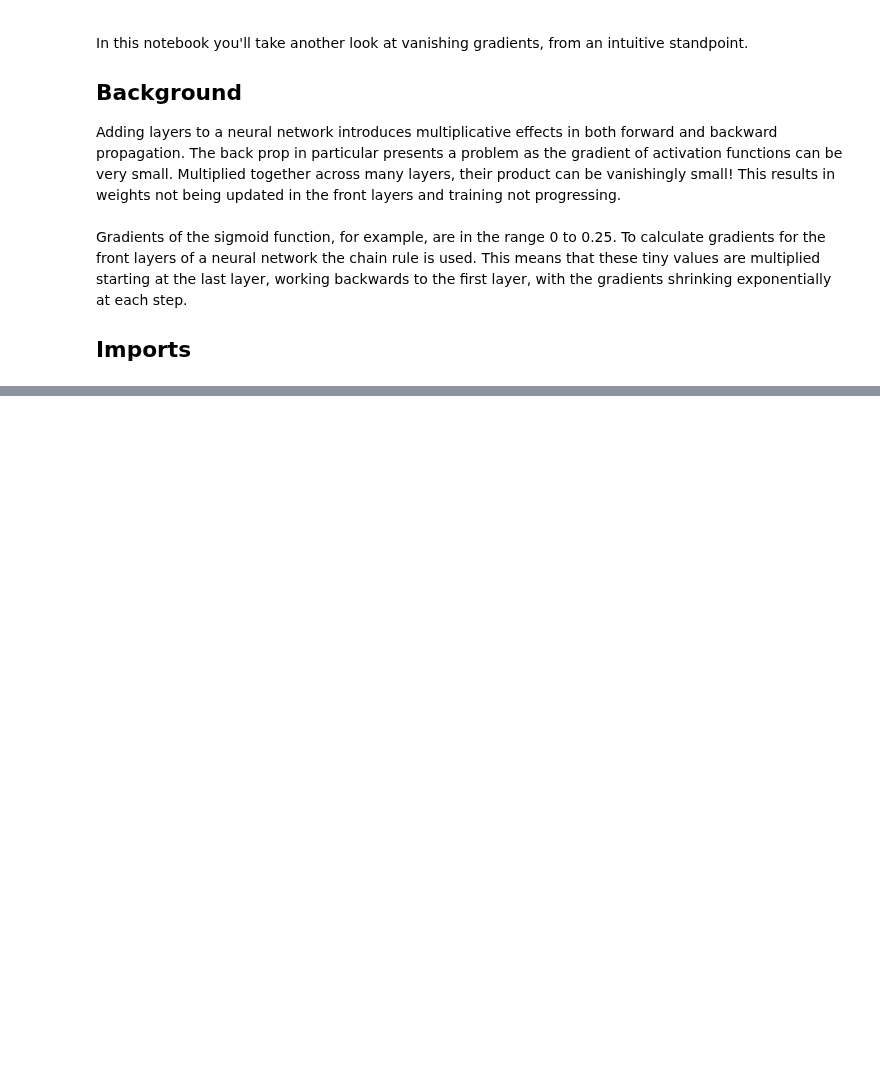
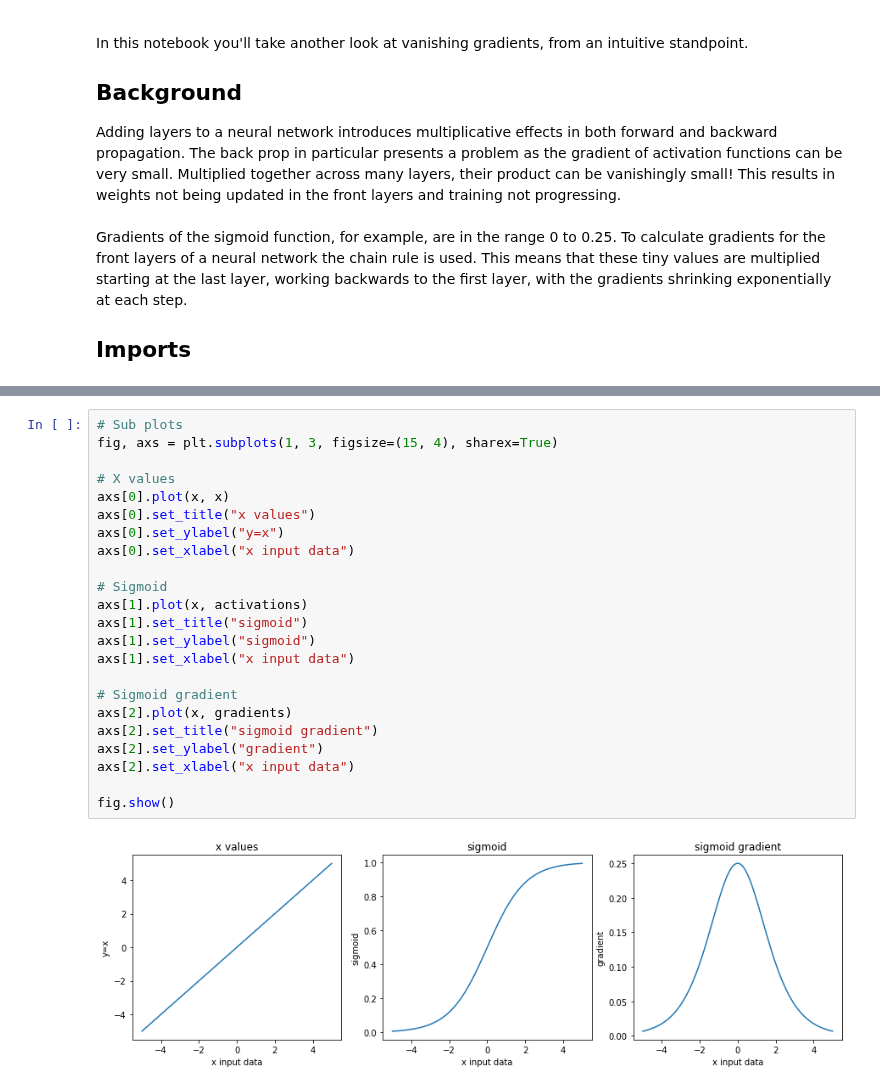
Before and after one commit to martin-fabbri/colab-notebooks, a Jupyter notebook: deeplearning.ai/nlp/c3_w3_01_vanishing_gradients.ipynb, the cells around one changed output, grey strips where cells are left out. Drawn from its saved outputs; the diff is of its cells as text; blank space fills up the shorter version.

```diff
--- a/deeplearning.ai/nlp/c3_w3_01_vanishing_gradients.ipynb
+++ b/deeplearning.ai/nlp/c3_w3_01_vanishing_gradients.ipynb
@@ -16,0 +87,25 @@ Gradients of the sigmoid function, for example, are in the range 0 to 0.25. To c
+# %%
+# Sub plots
+fig, axs = plt.subplots(1, 3, figsize=(15, 4), sharex=True)
+
+# X values
+axs[0].plot(x, x)
+axs[0].set_title("x values")
+axs[0].set_ylabel("y=x")
+axs[0].set_xlabel("x input data")
+
+# Sigmoid
+axs[1].plot(x, activations)
+axs[1].set_title("sigmoid")
+axs[1].set_ylabel("sigmoid")
+axs[1].set_xlabel("x input data")
+
+# Sigmoid gradient
+axs[2].plot(x, gradients)
+axs[2].set_title("sigmoid gradient")
+axs[2].set_ylabel("gradient")
+axs[2].set_xlabel("x input data")
+
+fig.show()
+# %% [output]
+[figure, added]
```
Also changed, not shown: parts of 9 cells of this notebook.
